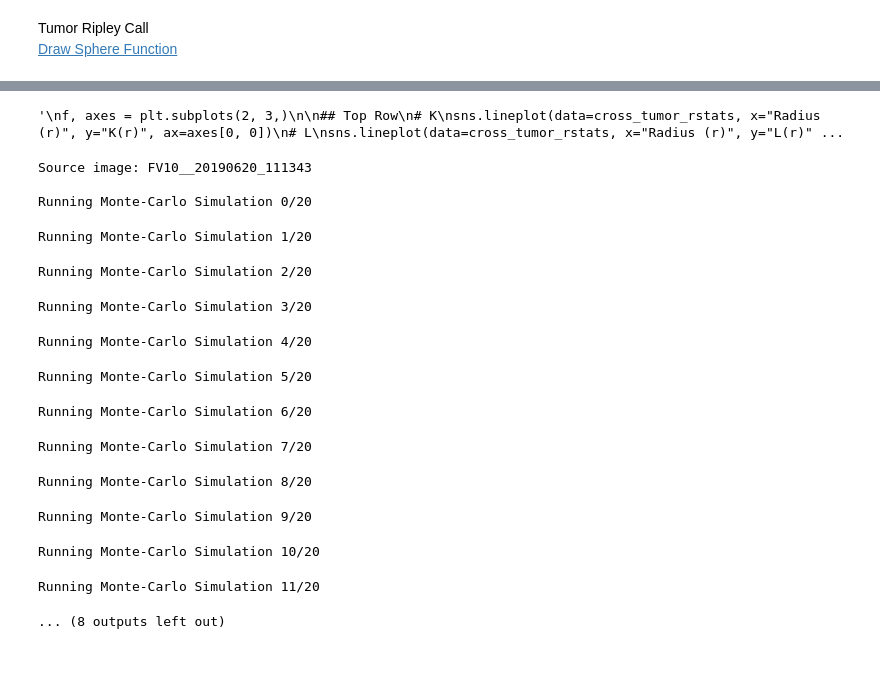
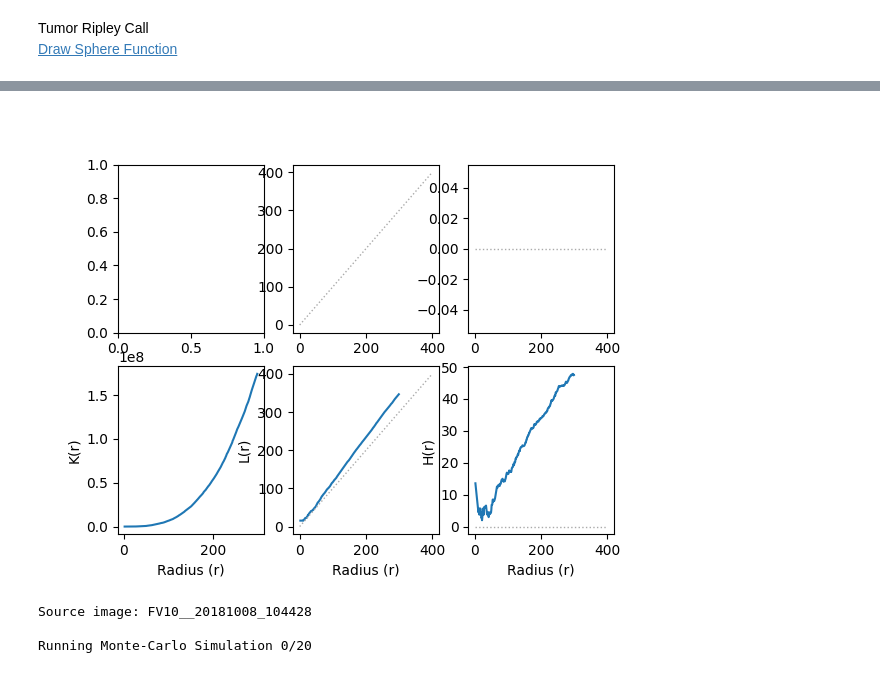
Before and after one commit to dkermany/mdspacer, a Jupyter notebook: ipynb/confocal_3D/Spatial3D.ipynb, the cells around one changed output, grey strips where cells are left out. Drawn from its saved outputs; the diff is of its cells as text; code cells hidden in the pictures.

```diff
--- a/ipynb/confocal_3D/Spatial3D.ipynb
+++ b/ipynb/confocal_3D/Spatial3D.ipynb
@@ -942,30 +945,30 @@ cross_tumor_rstats_w.to_csv(f"/home/dkermany/ripley_results/{filename}_rstats_w.
 # %%
 
 f, axes = plt.subplots(2, 3,)
 
 ## Top Row
 # K
-sns.lineplot(data=cross_tumor_rstats, x="Radius (r)", y="K(r)", ax=axes[0, 0])
+# sns.lineplot(data=cross_tumor_rstats, x="Radius (r)", y="K(r)", ax=axes[0, 0])
 # L
-sns.lineplot(data=cross_tumor_rstats, x="Radius (r)", y="L(r)", ax=axes[0, 1])
+# sns.lineplot(data=cross_tumor_rstats, x="Radius (r)", y="L(r)", ax=axes[0, 1])
 axes[0, 1].plot([0, 400], [0, 400], linewidth=1, linestyle="dotted", color="#aaa") # Expected line
 # H
-sns.lineplot(data=cross_tumor_rstats, x="Radius (r)", y="H(r)", ax=axes[0, 2])
+# sns.lineplot(data=cross_tumor_rstats, x="Radius (r)", y="H(r)", ax=axes[0, 2])
 axes[0, 2].plot([0, 400], [0, 0], linewidth=1, linestyle="dotted", color="#aaa") # Expected line
 
 ## Bottom Row
 # K
 sns.lineplot(data=cross_tumor_rstats_w, x="Radius (r)", y="K(r)", ax=axes[1, 0])
 # L
 sns.lineplot(data=cross_tumor_rstats_w, x="Radius (r)", y="L(r)", ax=axes[1, 1])
 axes[1, 1].plot([0, 400], [0, 400], linewidth=1, linestyle="dotted", color="#aaa") # Expected line
 # H
 sns.lineplot(data=cross_tumor_rstats_w, x="Radius (r)", y="H(r)", ax=axes[1, 2])
 axes[1, 2].plot([0, 400], [0, 0], linewidth=1, linestyle="dotted", color="#aaa") # Expected line
 
 plt.show()
 # %% [output]
-'\nf, axes = plt.subplots(2, 3,)\n\n## Top Row\n# K\nsns.lineplot(data=cross_tumor_rstats, x="Radius (r)", y="K(r)", ax=axes[0, 0])\n# L\nsns.lineplot(data=cross_tumor_rstats, x="Radius (r)", y="L(r)" ...
+[figure, added]
 # %%
 # tumor_data = []
 # tumor_data_w = []
@@ -991,7 +994,7 @@ def get_shuffled_labels(points1, points2):
     np.random.shuffle(combined_arr) # inplace shuffle
     return np.split(combined_arr, [points1.shape[0]])
 # %%
-random_cross_tumor_data = []
+# random_cross_tumor_data = []
 random_cross_tumor_data_w = []
 
 n_samples = 20
@@ -1001,40 +1004,26 @@ for n in range(n_samples):
     print(f"\nRunning Monte-Carlo Simulation {n}/{n_samples}\n")
     random_tumor_points, random_ng2_points = get_shuffled_labels(tumor_points, ng2_points)
 
-    ripley = CrossRipley(random_tumor_points, random_ng2_points, cross_tumor_radii, mask, boundary_correction=False)
+    # ripley = CrossRipley(random_tumor_points, random_ng2_points, cross_tumor_radii, mask, boundary_correction=False)
     ripley_w = CrossRipley(random_tumor_points, random_ng2_points, cross_tumor_radii, mask, boundary_correction=True)
 
     # Sort by radii
-    K, L, H = map(sorted, ripley.run_ripley(1))
-    # %lprun -f ripley._calc_ripley ripley.test_ripley()
-    # %lprun -f draw_sphere_in_volume ripley_w.test_ripley()
+    # K, L, H = map(sorted, ripley.run_ripley(1))
     K_w, L_w, H_w = map(sorted, ripley_w.run_ripley(63))
 
     # # Organize into list of [Radius, K, L, H, Type]
-    random_cross_tumor_data += [(k[0], k[1], l[1], h[1], "Tumor", n) for k, l, h in zip(K, L, H)]
+    # random_cross_tumor_data += [(k[0], k[1], l[1], h[1], "Tumor", n) for k, l, h in zip(K, L, H)]
     random_cross_tumor_data_w += [(k[0], k[1], l[1], h[1], "Tumor", n) for k, l, h in zip(K_w, L_w, H_w)]
 
-random_cross_tumor_rstats = pd.DataFrame(random_cross_tumor_data, columns=["Radius (r)", "K(r)", "L(r)", "H(r)", "Type", "Line"])
+# random_cross_tumor_rstats = pd.DataFrame(random_cross_tumor_data, columns=["Radius (r)", "K(r)", "L(r)", "H(r)", "Type", "Line"])
 random_cross_tumor_rstats_w = pd.DataFrame(random_cross_tumor_data_w, columns=["Radius (r)", "K(r)", "L(r)", "H(r)", "Type", "Line"])
 
-random_cross_tumor_rstats.to_csv(f"/home/dkermany/ripley_results/{filename}_random_rstats.csv")
+# random_cross_tumor_rstats.to_csv(f"/home/dkermany/ripley_results/{filename}_random_rstats.csv")
 random_cross_tumor_rstats_w.to_csv(f"/home/dkermany/ripley_results/{filename}_random_rstats_w.csv")
 # %% [output]
-Source image: FV10__20190620_111343
+Source image: FV10__20181008_104428
 
 Running Monte-Carlo Simulation 0/20
-Running Monte-Carlo Simulation 1/20
-Running Monte-Carlo Simulation 2/20
-Running Monte-Carlo Simulation 3/20
-Running Monte-Carlo Simulation 4/20
-Running Monte-Carlo Simulation 5/20
-Running Monte-Carlo Simulation 6/20
-Running Monte-Carlo Simulation 7/20
-Running Monte-Carlo Simulation 8/20
-Running Monte-Carlo Simulation 9/20
-Running Monte-Carlo Simulation 10/20
-Running Monte-Carlo Simulation 11/20
-... (8 outputs left out)
 # %%
 f, axes = plt.subplots(2, 3,)
 
```
Also changed, not shown: parts of 16 cells of this notebook, 1 other file.
